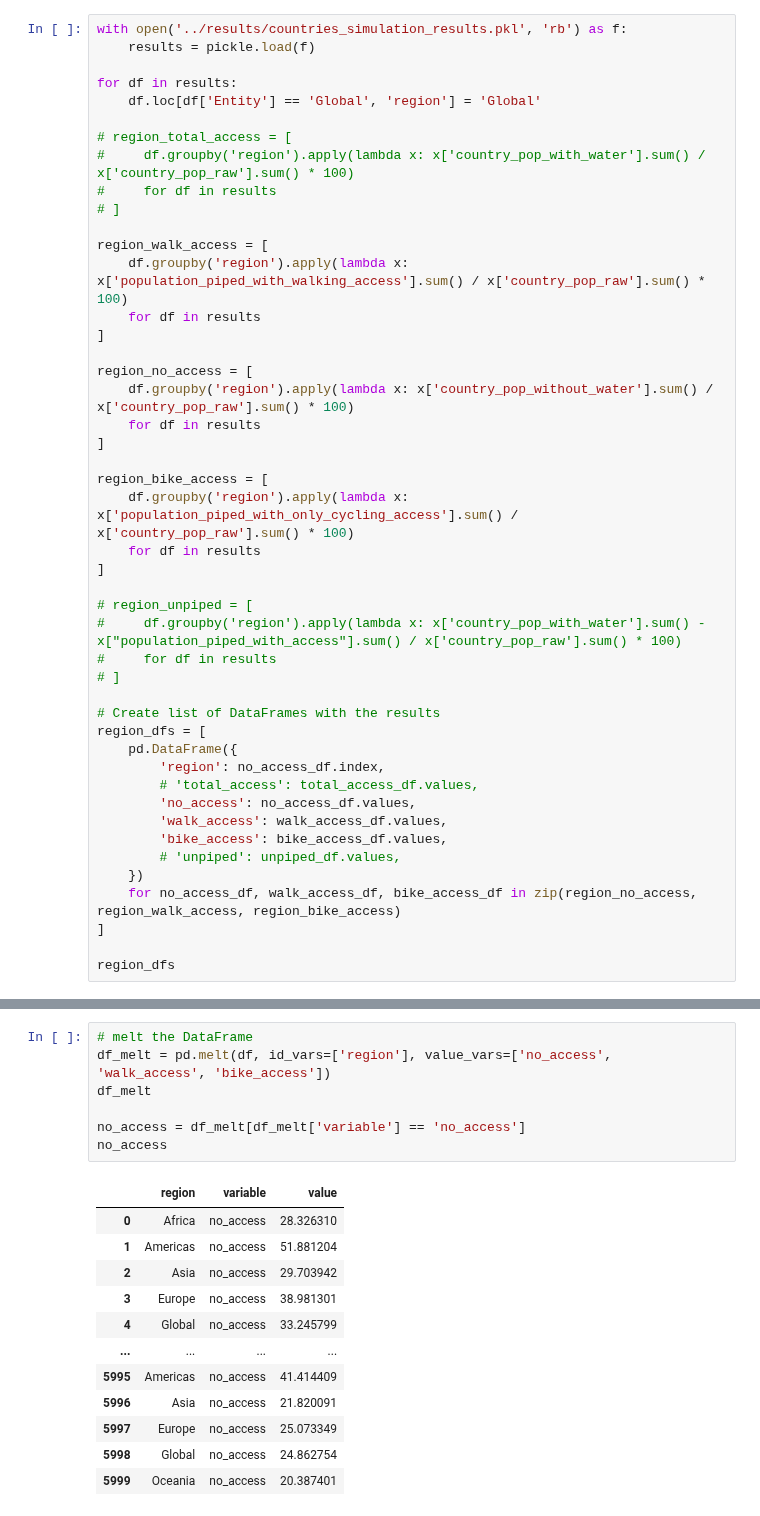
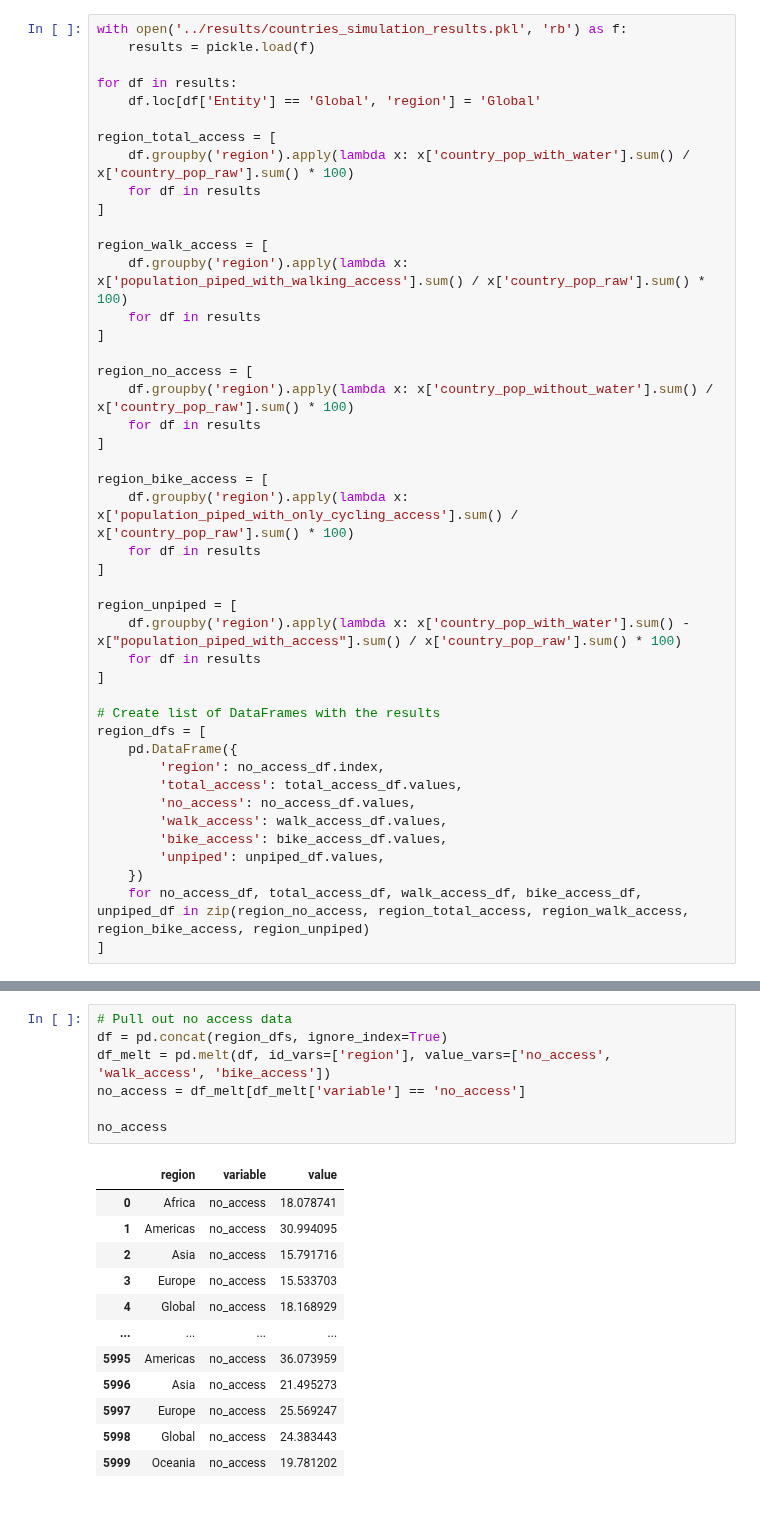
Before and after one commit to allfed/water-access, a Jupyter notebook: scripts/distribution_plots.ipynb, the cells around one changed output, grey strips where cells are left out. Saved outputs shown, nothing was run; the diff lists cells and outputs as text.

Commit message:
cleaned up key results and other minor revisions

```diff
--- a/scripts/distribution_plots.ipynb
+++ b/scripts/distribution_plots.ipynb
@@ -203,10 +105,10 @@ with open('../results/countries_simulation_results.pkl', 'rb') as f:
 for df in results:
     df.loc[df['Entity'] == 'Global', 'region'] = 'Global'
 
-# region_total_access = [
-#     df.groupby('region').apply(lambda x: x['country_pop_with_water'].sum() / x['country_pop_raw'].sum() * 100)
-#     for df in results
-# ]
+region_total_access = [
+    df.groupby('region').apply(lambda x: x['country_pop_with_water'].sum() / x['country_pop_raw'].sum() * 100)
+    for df in results
+]
 
 region_walk_access = [
     df.groupby('region').apply(lambda x: x['population_piped_with_walking_access'].sum() / x['country_pop_raw'].sum() * 100)
@@ -223,22 +125,20 @@ region_bike_access = [
     for df in results
 ]
 
-# region_unpiped = [
-#     df.groupby('region').apply(lambda x: x['country_pop_with_water'].sum() - x["population_piped_with_access"].sum() / x['country_pop_raw'].sum() * 100)
-#     for df in results
-# ]
+region_unpiped = [
+    df.groupby('region').apply(lambda x: x['country_pop_with_water'].sum() - x["population_piped_with_access"].sum() / x['country_pop_raw'].sum() * 100)
+    for df in results
+]
 
 # Create list of DataFrames with the results
 region_dfs = [
     pd.DataFrame({
         'region': no_access_df.index,
-        # 'total_access': total_access_df.values,
+        'total_access': total_access_df.values,
         'no_access': no_access_df.values,
         'walk_access': walk_access_df.values,
         'bike_access': bike_access_df.values,
-        # 'unpiped': unpiped_df.values,
+        'unpiped': unpiped_df.values,
     })
-    for no_access_df, walk_access_df, bike_access_df in zip(region_no_access, region_walk_access, region_bike_access)
+    for no_access_df, total_access_df, walk_access_df, bike_access_df, unpiped_df in zip(region_no_access, region_total_access, region_walk_access, region_bike_access, region_unpiped)
 ]
-
-region_dfs
@@ -280,21 +145,21 @@ df
 # %%
-# melt the DataFrame
+# Pull out no access data
+df = pd.concat(region_dfs, ignore_index=True)
 df_melt = pd.melt(df, id_vars=['region'], value_vars=['no_access', 'walk_access', 'bike_access'])
-df_melt
+no_access = df_melt[df_melt['variable'] == 'no_access']
 
-no_access = df_melt[df_melt['variable'] == 'no_access']
 no_access
 # %% [output]
 |  | region | variable | value |
-| 0 | Africa | no_access | 28.326310 |
-| 1 | Americas | no_access | 51.881204 |
-| 2 | Asia | no_access | 29.703942 |
-| 3 | Europe | no_access | 38.981301 |
-| 4 | Global | no_access | 33.245799 |
+| 0 | Africa | no_access | 18.078741 |
+| 1 | Americas | no_access | 30.994095 |
+| 2 | Asia | no_access | 15.791716 |
+| 3 | Europe | no_access | 15.533703 |
+| 4 | Global | no_access | 18.168929 |
 | ... | ... | ... | ... |
-| 5995 | Americas | no_access | 41.414409 |
-| 5996 | Asia | no_access | 21.820091 |
-| 5997 | Europe | no_access | 25.073349 |
-| 5998 | Global | no_access | 24.862754 |
-| 5999 | Oceania | no_access | 20.387401 |
+| 5995 | Americas | no_access | 36.073959 |
+| 5996 | Asia | no_access | 21.495273 |
+| 5997 | Europe | no_access | 25.569247 |
+| 5998 | Global | no_access | 24.383443 |
+| 5999 | Oceania | no_access | 19.781202 |
 6000 rows × 3 columns
```
Also changed, not shown: parts of 10 cells of this notebook, 6 other files.
